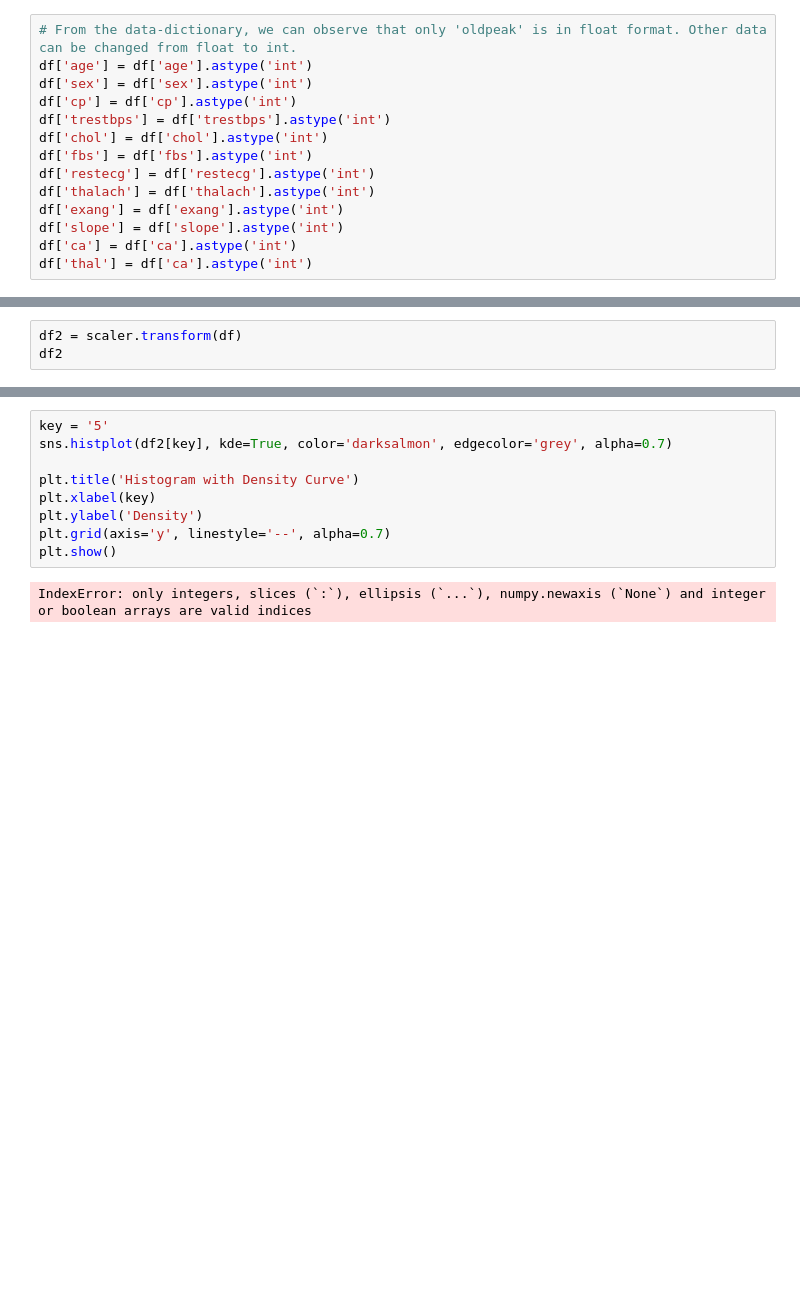
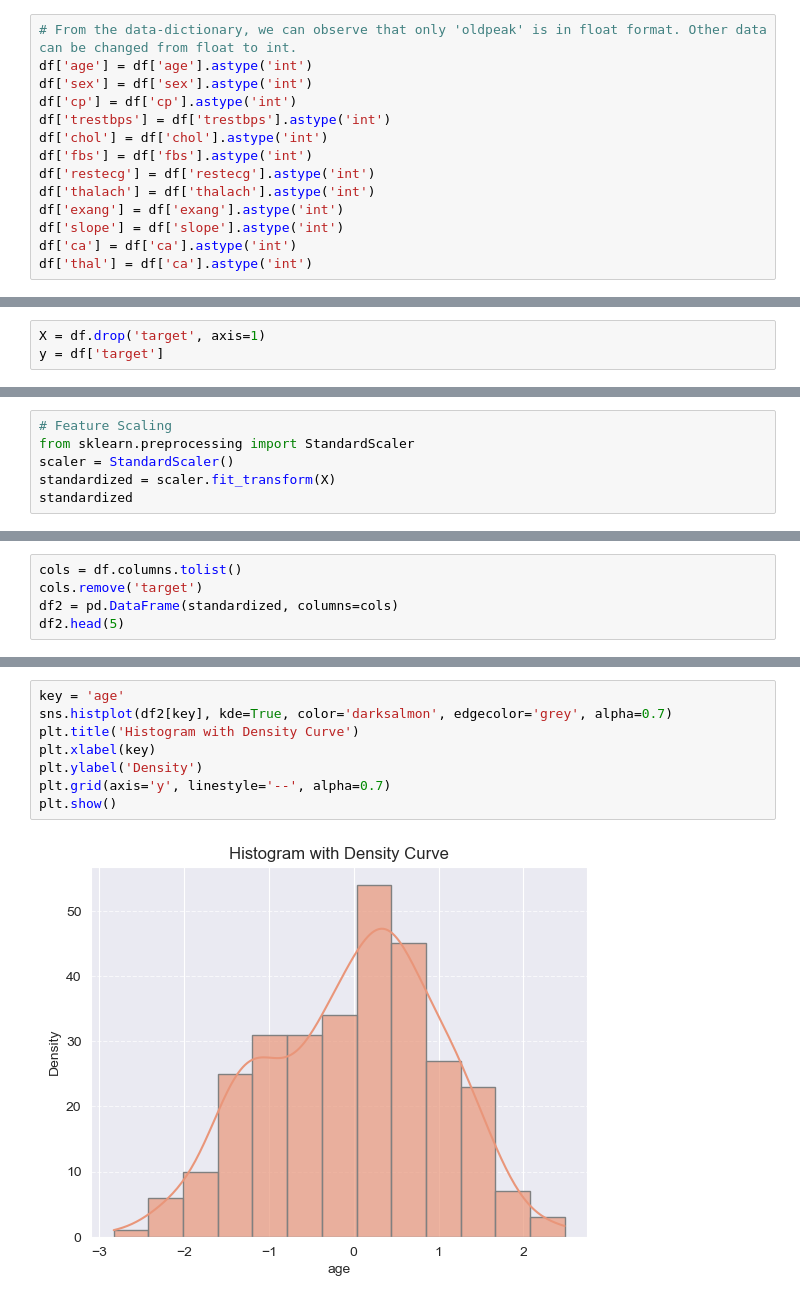
Before and after one commit to everhettoo/heart-disease-analysis, a Jupyter notebook: 3.0-preprocessing.ipynb, the cells around one changed output, grey strips where cells are left out. Drawn from its saved outputs; the diff is of its cells as text; blank space fills up the shorter version.

```diff
--- a/3.0-preprocessing.ipynb
+++ b/3.0-preprocessing.ipynb
@@ -53,0 +52,3 @@ plt.show()
+# %%
+X = df.drop('target', axis=1)
+y = df['target']
@@ -59,0 +70,6 @@ MinMaxScaler()
+# %%
+# Feature Scaling
+from sklearn.preprocessing import StandardScaler
+scaler = StandardScaler()
+standardized = scaler.fit_transform(X)
+standardized
@@ -60,4 +90,6 @@ MinMaxScaler()
 # %%
-df2 = scaler.transform(df)
-df2
+cols = df.columns.tolist()
+cols.remove('target')
+df2 = pd.DataFrame(standardized, columns=cols)
+df2.head(5)
 # %% [output]
@@ -77,11 +102,10 @@ array([[0.70833333, 1.        , 0.        , ..., 0.        , 0.        ,
-# %%
-key = '5'
-sns.histplot(df2[key], kde=True, color='darksalmon', edgecolor='grey', alpha=0.7)
-
-plt.title('Histogram with Density Curve')
-plt.xlabel(key)
-plt.ylabel('Density')
-plt.grid(axis='y', linestyle='--', alpha=0.7)
-plt.show()
-# %% [output]
-IndexError: only integers, slices (`:`), ellipsis (`...`), numpy.newaxis (`None`) and integer or boolean arrays are valid indices
+# %%
+key = 'age'
+sns.histplot(df2[key], kde=True, color='darksalmon', edgecolor='grey', alpha=0.7)
+plt.title('Histogram with Density Curve')
+plt.xlabel(key)
+plt.ylabel('Density')
+plt.grid(axis='y', linestyle='--', alpha=0.7)
+plt.show()
+# %% [output]
+[figure, added]
```
Also changed, not shown: parts of 13 cells of this notebook, 9 other files.
